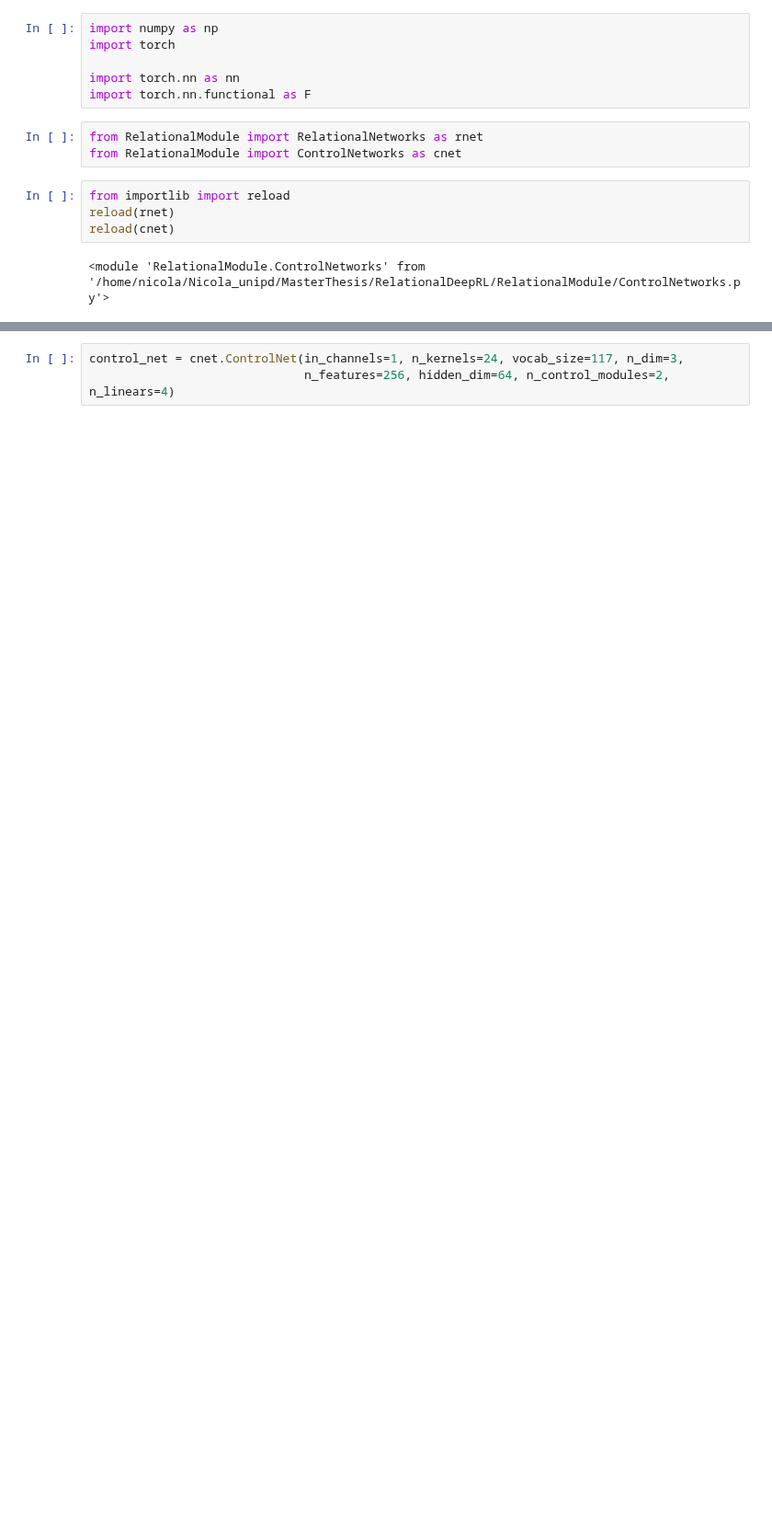
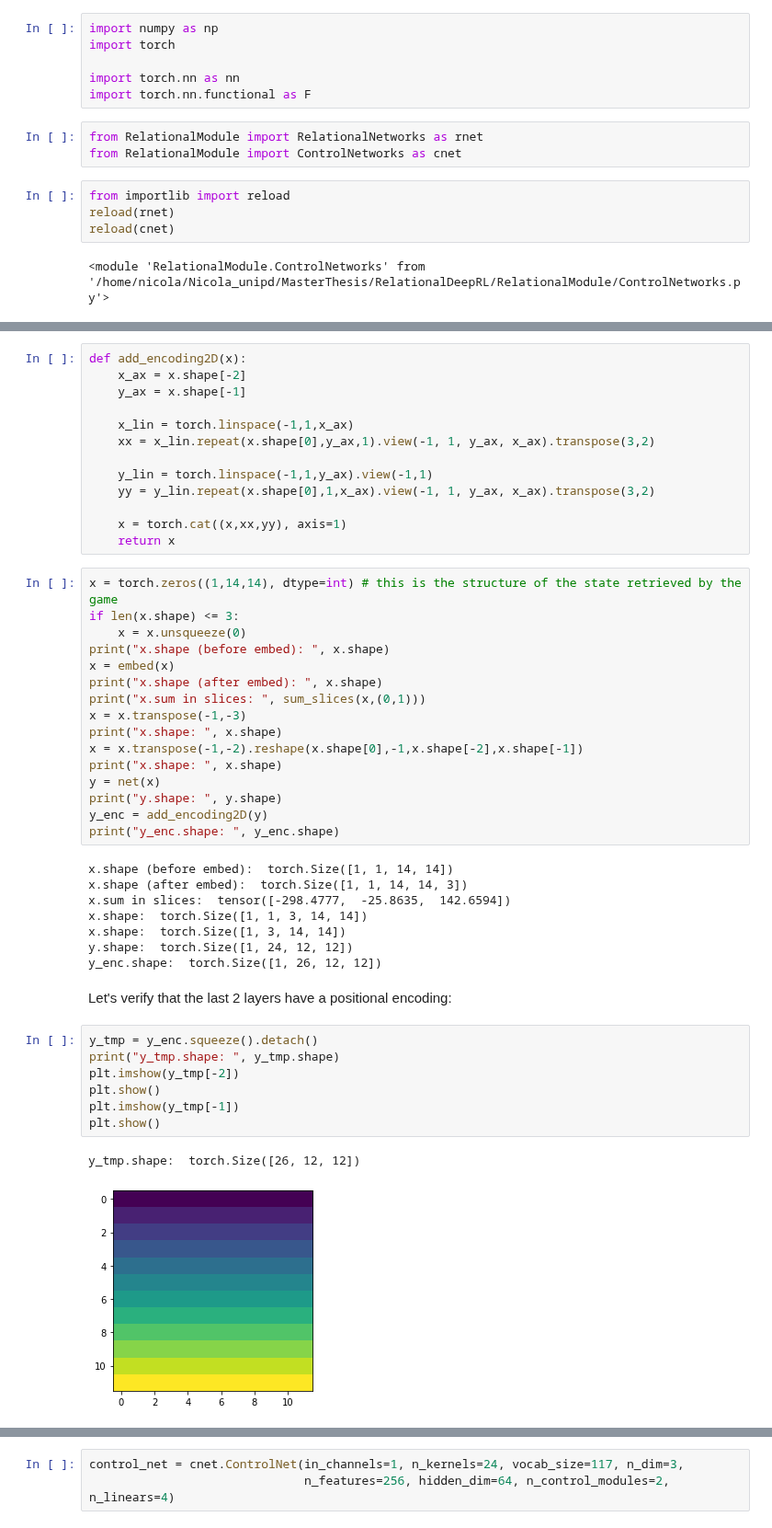
Before and after one commit to nicoladainese96/RelationalDeepRL, a Jupyter notebook: Architecture_testing.ipynb, the cells around one changed output, grey strips where cells are left out. Shown at 92% size. Drawn from its saved outputs; the diff is of its cells as text; blank space fills up the shorter version.

```diff
--- a/Architecture_testing.ipynb
+++ b/Architecture_testing.ipynb
@@ -72,0 +183,49 @@ reload(cnet)
+# %%
+def add_encoding2D(x):
+    x_ax = x.shape[-2]
+    y_ax = x.shape[-1]
+
+    x_lin = torch.linspace(-1,1,x_ax)
+    xx = x_lin.repeat(x.shape[0],y_ax,1).view(-1, 1, y_ax, x_ax).transpose(3,2)
+
+    y_lin = torch.linspace(-1,1,y_ax).view(-1,1)
+    yy = y_lin.repeat(x.shape[0],1,x_ax).view(-1, 1, y_ax, x_ax).transpose(3,2)
+
+    x = torch.cat((x,xx,yy), axis=1)
+    return x
+# %%
+x = torch.zeros((1,14,14), dtype=int) # this is the structure of the state retrieved by the game
+if len(x.shape) <= 3:
+    x = x.unsqueeze(0)
+print("x.shape (before embed): ", x.shape)
+x = embed(x)
+print("x.shape (after embed): ", x.shape)
+print("x.sum in slices: ", sum_slices(x,(0,1)))
+x = x.transpose(-1,-3)
+print("x.shape: ", x.shape)
+x = x.transpose(-1,-2).reshape(x.shape[0],-1,x.shape[-2],x.shape[-1])
+print("x.shape: ", x.shape)
+y = net(x)
+print("y.shape: ", y.shape)
+y_enc = add_encoding2D(y)
+print("y_enc.shape: ", y_enc.shape)
+# %% [output]
+x.shape (before embed):  torch.Size([1, 1, 14, 14])
+x.shape (after embed):  torch.Size([1, 1, 14, 14, 3])
+x.sum in slices:  tensor([-298.4777,  -25.8635,  142.6594])
+x.shape:  torch.Size([1, 1, 3, 14, 14])
+x.shape:  torch.Size([1, 3, 14, 14])
+y.shape:  torch.Size([1, 24, 12, 12])
+y_enc.shape:  torch.Size([1, 26, 12, 12])
+# %% [markdown]
+Let's verify that the last 2 layers have a positional encoding:
+# %%
+y_tmp = y_enc.squeeze().detach()
+print("y_tmp.shape: ", y_tmp.shape)
+plt.imshow(y_tmp[-2])
+plt.show()
+plt.imshow(y_tmp[-1])
+plt.show()
+# %% [output]
+y_tmp.shape:  torch.Size([26, 12, 12])
+[figure, added]
```
Also changed, not shown: parts of 56 cells of this notebook, 1 other file.
